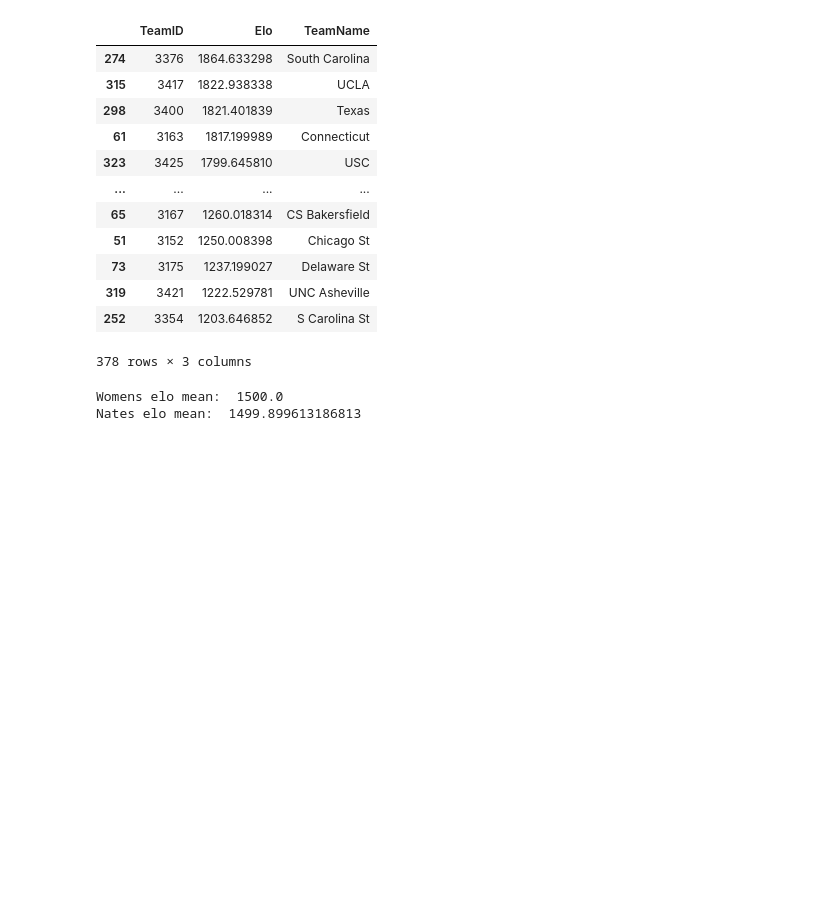
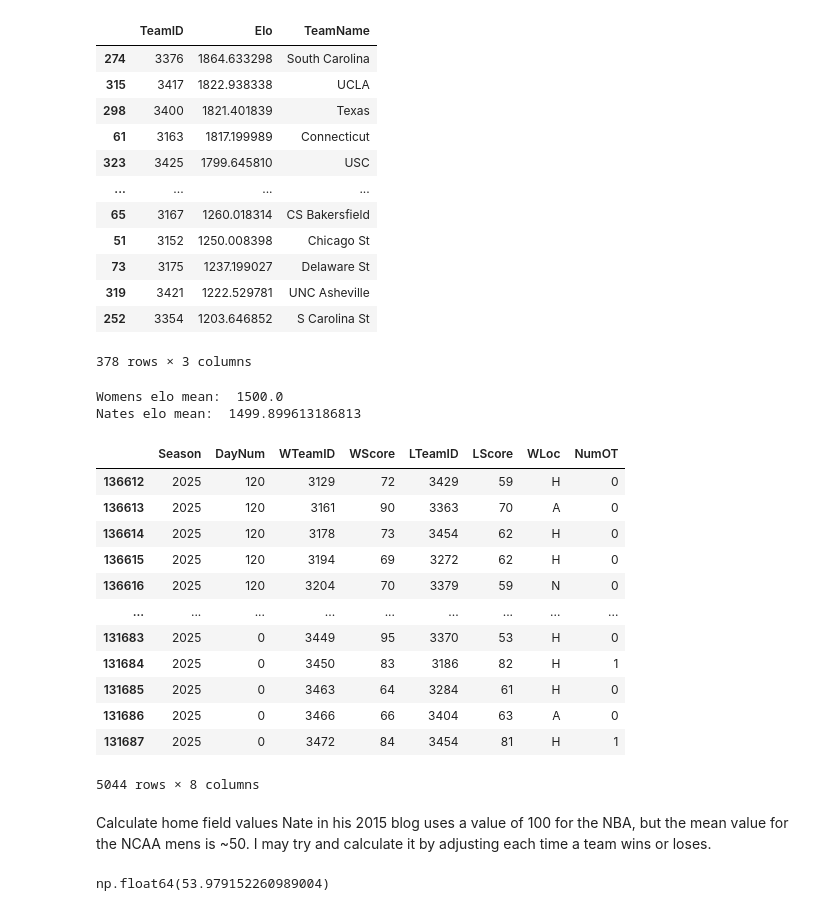
Before and after one commit to mborrus/Borhoops, a Jupyter notebook: EDA.ipynb, the cells around one changed output. Drawn from its saved outputs; the diff is of its cells as text; code cells hidden in the pictures; blank space fills up the shorter version.

```diff
--- a/EDA.ipynb
+++ b/EDA.ipynb
@@ -447,6 +470,11 @@ for i in seasons_array:
     for index, row in womens_results_season.iterrows():
         winner = row['WTeamID']
         loser = row['LTeamID']
+        if row['WLoc'] == 'H':
+            winner_elo = elo_ratings[winner] + 100
+        elif row['WLoc'] == 'A':
+            loser_elo = elo_ratings[loser] + 100
+
         winner_elo = elo_ratings[winner]
         loser_elo = elo_ratings[loser]
         new_winner_elo, new_loser_elo = update_elo(winner_elo, loser_elo)
@@ -496,3 +524,26 @@ print("Nates elo mean: " ,nate['Current Elo'].mean())
 # %% [output]
 Womens elo mean:  1500.0
 Nates elo mean:  1499.899613186813
+# %%
+womens_results_season
+# %% [output]
+|  | Season | DayNum | WTeamID | WScore | LTeamID | LScore | WLoc | NumOT |
+| 136612 | 2025 | 120 | 3129 | 72 | 3429 | 59 | H | 0 |
+| 136613 | 2025 | 120 | 3161 | 90 | 3363 | 70 | A | 0 |
+| 136614 | 2025 | 120 | 3178 | 73 | 3454 | 62 | H | 0 |
+| 136615 | 2025 | 120 | 3194 | 69 | 3272 | 62 | H | 0 |
+| 136616 | 2025 | 120 | 3204 | 70 | 3379 | 59 | N | 0 |
+| ... | ... | ... | ... | ... | ... | ... | ... | ... |
+| 131683 | 2025 | 0 | 3449 | 95 | 3370 | 53 | H | 0 |
+| 131684 | 2025 | 0 | 3450 | 83 | 3186 | 82 | H | 1 |
+| 131685 | 2025 | 0 | 3463 | 64 | 3284 | 61 | H | 0 |
+| 131686 | 2025 | 0 | 3466 | 66 | 3404 | 63 | A | 0 |
+| 131687 | 2025 | 0 | 3472 | 84 | 3454 | 81 | H | 1 |
+5044 rows × 8 columns
+# %% [markdown]
+Calculate home field values
+Nate in his 2015 blog uses a value of 100 for the NBA, but the mean value for the NCAA mens is ~50. I may try and calculate it by adjusting each time a team wins or loses.
+# %%
+nate['Home Court*'].mean()
+# %% [output]
+np.float64(53.979152260989004)
```
Also changed, not shown: parts of 10 cells of this notebook, 2 other files.
